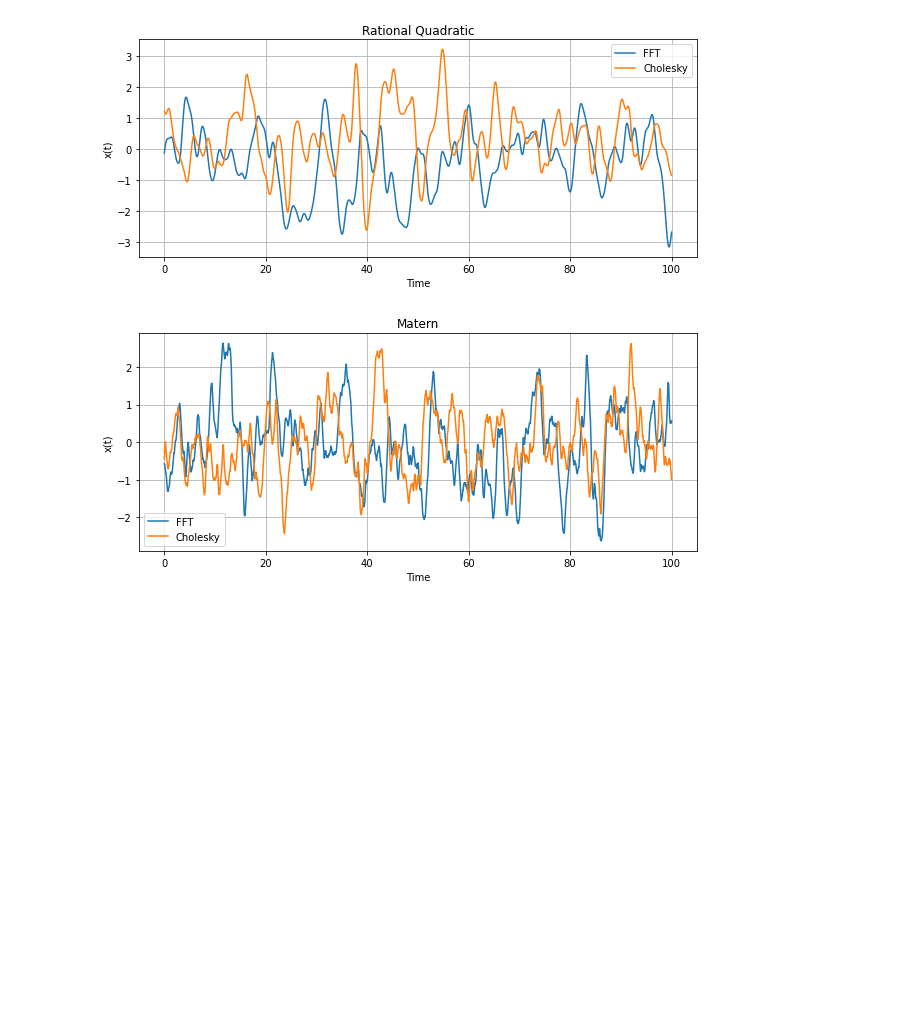
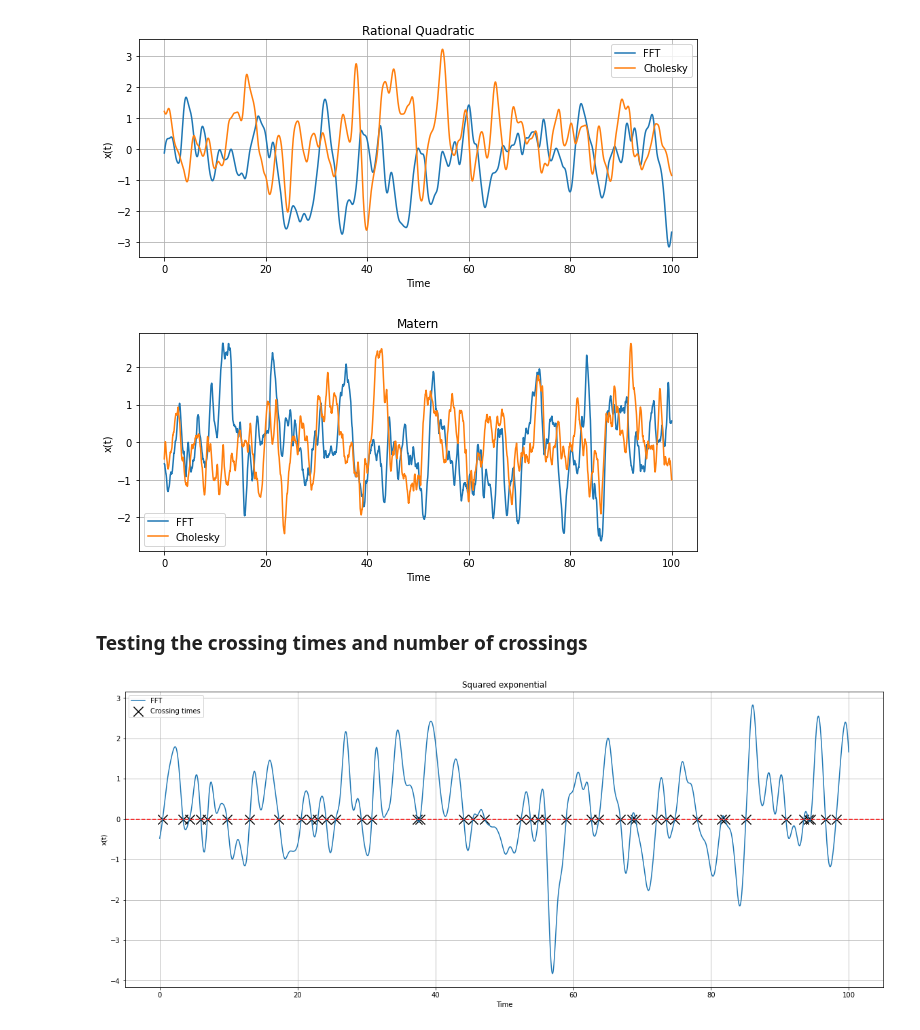
Before and after one commit to shivangrawat/gaussian-crossings, a Jupyter notebook: examples/testing_simulation.ipynb, the cells around one changed output. Drawn from its saved outputs; the diff is of its cells as text; code cells hidden in the pictures; blank space fills up the shorter version.

Commit message:
added code for calculating number of crossings and crossing times

```diff
--- a/examples/testing_simulation.ipynb
+++ b/examples/testing_simulation.ipynb
@@ -51,8 +53,8 @@ sigma = 1.0 # Standard deviation (amplitude) of the process
 
 # Generate a sample path of the Gaussian process.
 # The additional parameters tau and sigma are passed after T and dt.
-t, x = simulate_gaussian_process_fft(r_filtered_OU, T, dt, sigma=sigma, tau_e=tau_e, tau_f=tau_f)
-t1, x1 = simulate_gaussian_process_cholesky(r_filtered_OU, T, dt, sigma=sigma, tau_e=tau_e, tau_f=tau_f)
+t, x = gc.simulate_gaussian_process_fft(r_filtered_OU, T, dt, sigma=sigma, tau_e=tau_e, tau_f=tau_f)
+t1, x1 = gc.simulate_gaussian_process_cholesky(r_filtered_OU, T, dt, sigma=sigma, tau_e=tau_e, tau_f=tau_f)
 
 # Plot the result.
 plt.figure(figsize=(10, 4))
@@ -79,8 +81,8 @@ sigma = 1.0 # Standard deviation (amplitude) of the process
 
 # Generate a sample path of the Gaussian process.
 # The additional parameters tau and sigma are passed after T and dt.
-t, x = simulate_gaussian_process_fft(r_OU, T, dt, sigma=sigma, tau_e=tau_e)
-t1, x1 = simulate_gaussian_process_cholesky(r_OU, T, dt, sigma=sigma, tau_e=tau_e)
+t, x = gc.simulate_gaussian_process_fft(r_OU, T, dt, sigma=sigma, tau_e=tau_e)
+t1, x1 = gc.simulate_gaussian_process_cholesky(r_OU, T, dt, sigma=sigma, tau_e=tau_e)
 
 # Plot the result.
 plt.figure(figsize=(10, 4))
@@ -118,8 +120,8 @@ sigma = 1.0   # Standard deviation of the process
 alpha = 1.5   # Shape parameter of the rational quadratic function
 
 # Generate a sample path of the Gaussian process.
-t, x = simulate_gaussian_process_fft(r_rational_quadratic, T, dt, tau=tau, sigma=sigma, alpha=alpha)
-t1, x1 = simulate_gaussian_process_cholesky(r_rational_quadratic, T, dt, tau=tau, sigma=sigma, alpha=alpha)
+t, x = gc.simulate_gaussian_process_fft(r_rational_quadratic, T, dt, tau=tau, sigma=sigma, alpha=alpha)
+t1, x1 = gc.simulate_gaussian_process_cholesky(r_rational_quadratic, T, dt, tau=tau, sigma=sigma, alpha=alpha)
 
 # Plot the result.
 plt.figure(figsize=(10, 4))
@@ -164,8 +166,8 @@ sigma = 1.0  # Standard deviation of the process
 nu = 1.5     # Smoothness parameter for the Matern function
 
 # Generate a sample path of the Gaussian process.
-t, x = simulate_gaussian_process_fft(r_matern, T, dt, tau=tau, sigma=sigma, nu=nu)
-t1, x1 = simulate_gaussian_process_cholesky(r_matern, T, dt, tau=tau, sigma=sigma, nu=nu)
+t, x = gc.simulate_gaussian_process_fft(r_matern, T, dt, tau=tau, sigma=sigma, nu=nu)
+t1, x1 = gc.simulate_gaussian_process_cholesky(r_matern, T, dt, tau=tau, sigma=sigma, nu=nu)
 
 # Plot the result.
 plt.figure(figsize=(10, 4))
@@ -179,3 +181,37 @@ plt.grid(True)
 plt.show()
 # %% [output]
 [figure]
+# %% [markdown]
+### Testing the crossing times and number of crossings
+# %%
+# For a type of Gaussian process with a squared-exponential autocorrelation function
+def r_squared_exp(t, tau, sigma):
+    return sigma ** 2 * torch.exp(- (t/ tau) ** 2)
+
+# Set simulation parameters.
+T = 100.0    # Total simulation time (e.g., 10 time units)
+dt = 0.01   # Time discretization step
+tau = 1.0   # Correlation decay parameter
+sigma = 1.0 # Standard deviation (amplitude) of the process
+
+t, x = gc.simulate_gaussian_process_fft(r_squared_exp, T, dt, tau=tau, sigma=sigma)
+
+threshold = 0.0
+time, directions = gc.crossing_times(x, t=t, threshold=threshold)
+
+# Plot the result.
+plt.figure(figsize=(20, 8))
+plt.plot(t, x, label='FFT')
+# plot a linea t the threshold
+plt.axhline(y=threshold, color='r', linestyle='--')
+# plot scatter plot a t threshold and crossing times
+plt.scatter(time, threshold * np.ones_like(time), color='black', marker='x', label='Crossing times', s=200)
+# plt.plot(t1, x1, label='Cholesky')
+plt.xlabel('Time')
+plt.ylabel('x(t)')
+plt.title('Squared exponential')
+plt.legend()
+plt.grid(True)
+plt.show()
+# %% [output]
+[figure, added]
```
Also changed, not shown: parts of 3 cells of this notebook, 5 other files.
